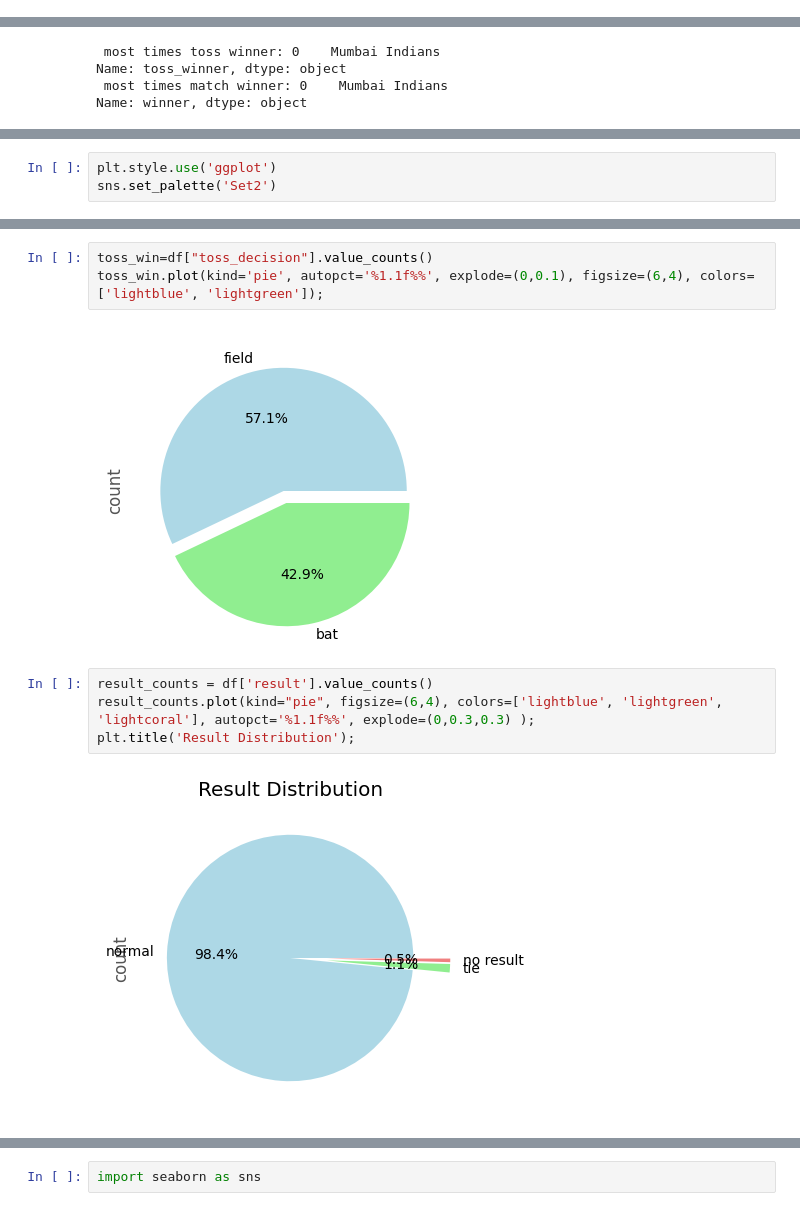
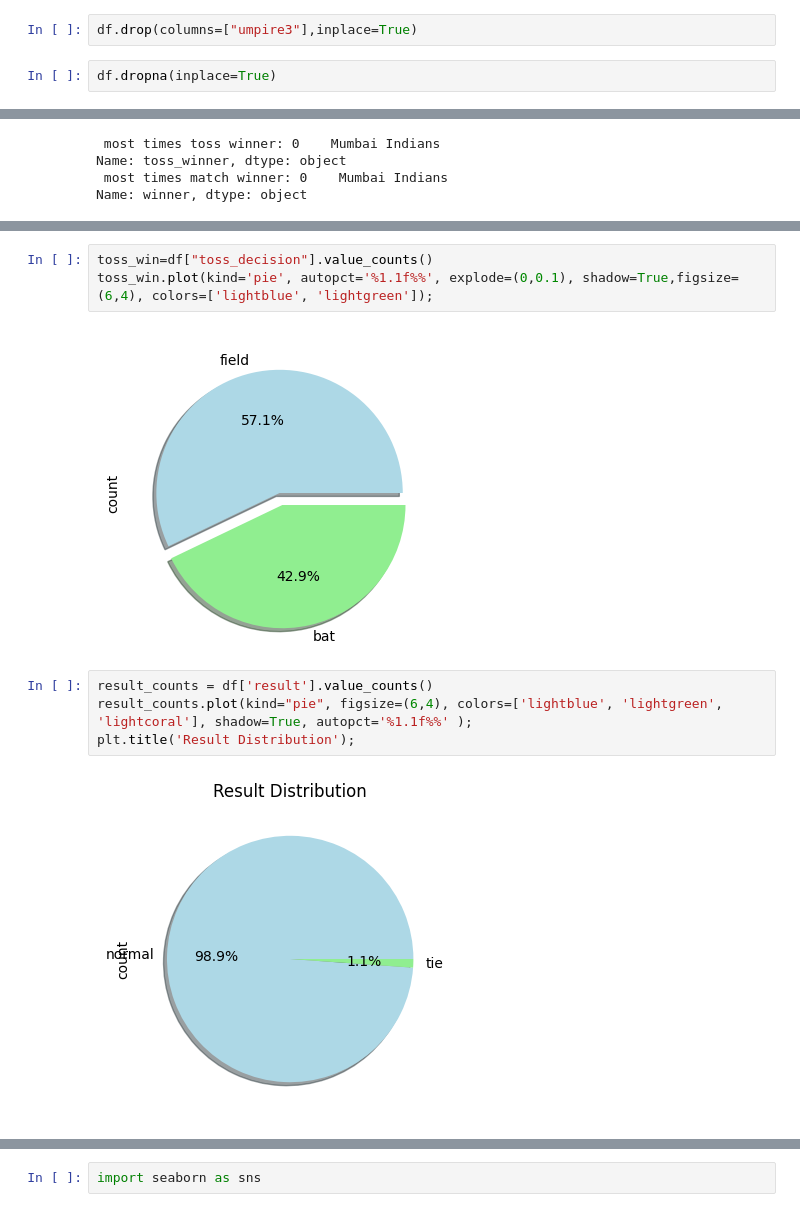
Before and after one commit to DISAMCHARLAPRABHAS/IPL_Visualization, a Jupyter notebook: ipl_data.ipynb, the cells around one changed output, grey strips where cells are left out. Drawn from its saved outputs; the diff is of its cells as text.

```diff
--- a/ipl_data.ipynb
+++ b/ipl_data.ipynb
@@ -15,3 +35,7 @@ df.shape
+# %%
+df.drop(columns=["umpire3"],inplace=True)
+# %%
+df.dropna(inplace=True)
 # %%
 df.info()
 # %% [output]
@@ -121,6 +144,3 @@ df[['win_by_runs','win_by_wickets']].describe()
 | 50% | 0.000000 | 4.000000 |
 | 75% | 20.000000 | 7.000000 |
 | max | 146.000000 | 10.000000 |
-# %%
-plt.style.use('ggplot')
-sns.set_palette('Set2')
@@ -183,14 +234,14 @@ df.head()
 # %%
 toss_win=df["toss_decision"].value_counts()
-toss_win.plot(kind='pie', autopct='%1.1f%%', explode=(0,0.1), figsize=(6,4), colors=['lightblue', 'lightgreen']);
+toss_win.plot(kind='pie', autopct='%1.1f%%', explode=(0,0.1), shadow=True,figsize=(6,4), colors=['lightblue', 'lightgreen']);
 # %% [output]
-[figure, old version]
+[figure, new version]
 # %%
 result_counts = df['result'].value_counts()
-result_counts.plot(kind="pie", figsize=(6,4), colors=['lightblue', 'lightgreen', 'lightcoral'], autopct='%1.1f%%', explode=(0,0.3,0.3) );
+result_counts.plot(kind="pie", figsize=(6,4), colors=['lightblue', 'lightgreen', 'lightcoral'], shadow=True, autopct='%1.1f%%' );
 plt.title('Result Distribution');
 # %% [output]
-[figure, old version]
+[figure, new version]
 # %%
 df.head()
 # %% [output]
```
Also changed, not shown: parts of 49 cells of this notebook.
